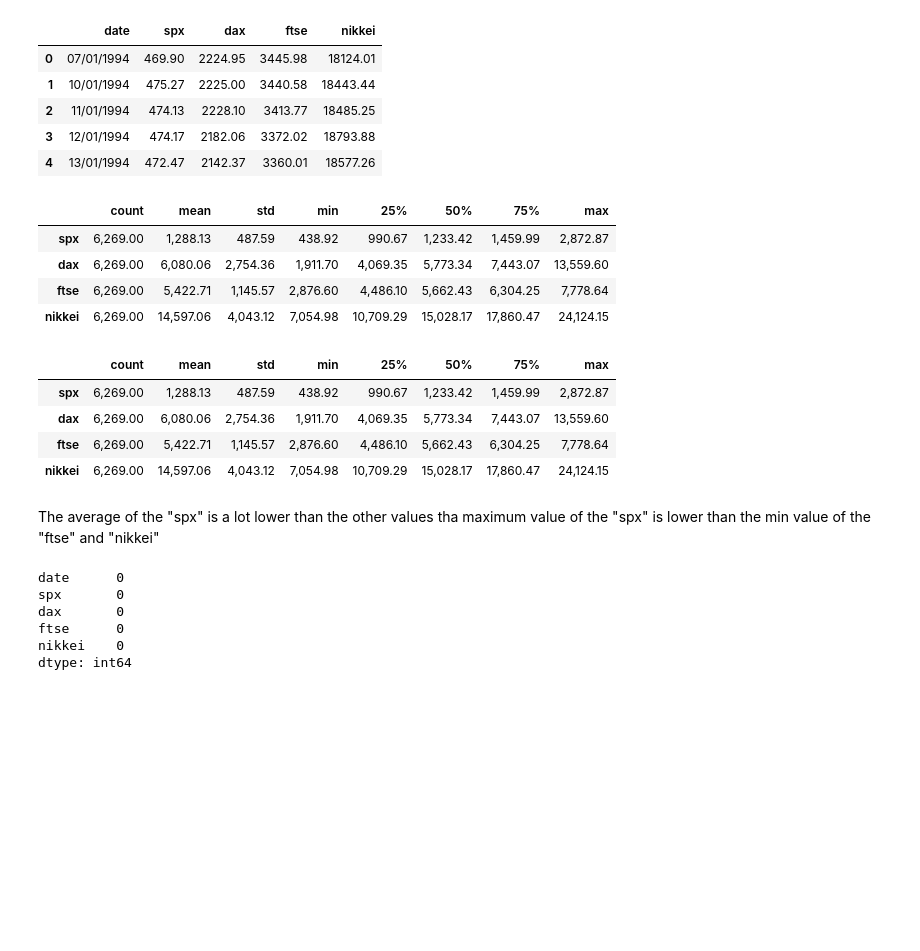
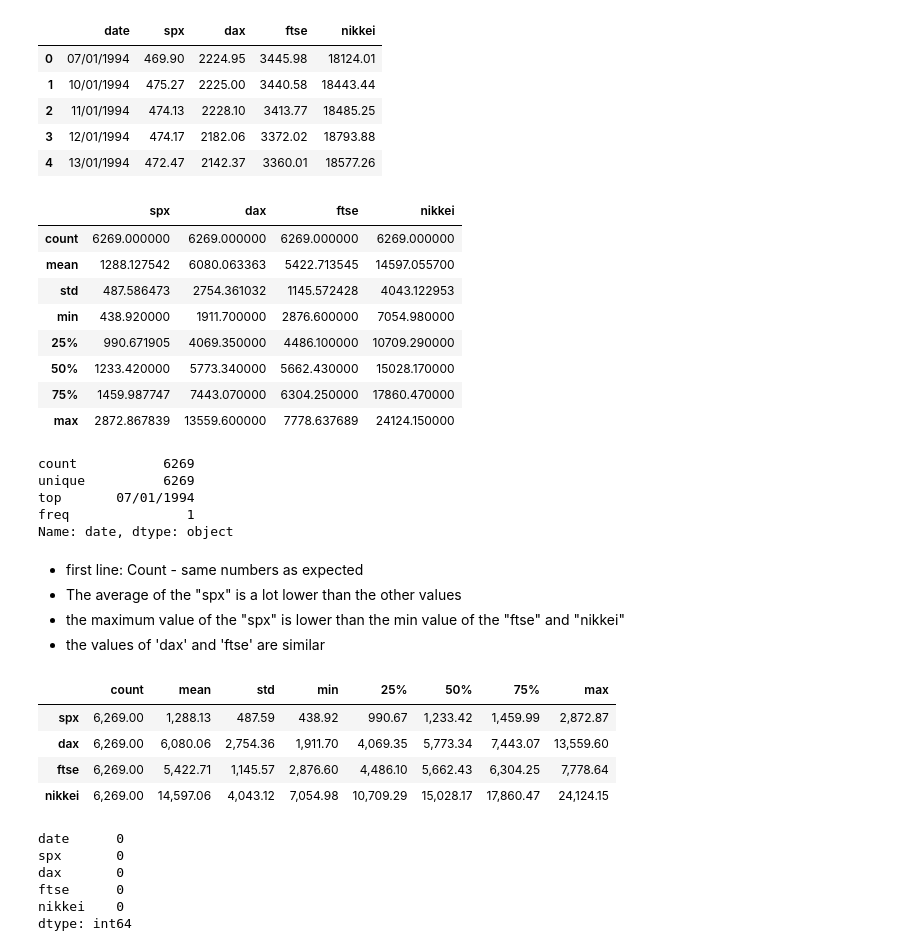
Before and after one commit to ThaliSug/studying, a Jupyter notebook: TimeSeries/TimeSeries - 01_Colecting_Cleaning_data.ipynb, the cells around one changed output. Cells and saved outputs as stored; diff of their text form; code cells hidden in the pictures; blank space fills up the shorter version.

```diff
--- a/TimeSeries/TimeSeries - 01_Colecting_Cleaning_data.ipynb
+++ b/TimeSeries/TimeSeries - 01_Colecting_Cleaning_data.ipynb
@@ -49,6 +59,7 @@ dataset [here](https://www.kaggle.com/datasets/regaipkurt/financial-markets/code
 # %%
-raw_csv_data = pd.read_csv('Index2018.csv')
-df_comp = raw_csv_data.copy()
+archive_path = 'Index2018.csv'
+raw_csv_data = pd.read_csv(archive_path)
+df_comp = raw_csv_data.copy() #we will use this
 # %% [markdown]
 ## Examing the Data
 # %%
@@ -61,14 +73,30 @@ df_comp.head()
 | 3 | 12/01/1994 | 474.17 | 2182.06 | 3372.02 | 18793.88 |
 | 4 | 13/01/1994 | 472.47 | 2142.37 | 3360.01 | 18577.26 |
 # %%
-df_comp.describe().T.style.format('{:,.2f}')\
-                                        .highlight_max(color='#05878a') \
-                                         .highlight_min(color='#d3b4ab')
+df_comp.describe()
+# date is not included because is not numeric
 # %% [output]
-|  | count | mean | std | min | 25% | 50% | 75% | max |
-| spx | 6,269.00 | 1,288.13 | 487.59 | 438.92 | 990.67 | 1,233.42 | 1,459.99 | 2,872.87 |
-| dax | 6,269.00 | 6,080.06 | 2,754.36 | 1,911.70 | 4,069.35 | 5,773.34 | 7,443.07 | 13,559.60 |
-| ftse | 6,269.00 | 5,422.71 | 1,145.57 | 2,876.60 | 4,486.10 | 5,662.43 | 6,304.25 | 7,778.64 |
-| nikkei | 6,269.00 | 14,597.06 | 4,043.12 | 7,054.98 | 10,709.29 | 15,028.17 | 17,860.47 | 24,124.15 |
+|  | spx | dax | ftse | nikkei |
+| count | 6269.000000 | 6269.000000 | 6269.000000 | 6269.000000 |
+| mean | 1288.127542 | 6080.063363 | 5422.713545 | 14597.055700 |
+| std | 487.586473 | 2754.361032 | 1145.572428 | 4043.122953 |
+| min | 438.920000 | 1911.700000 | 2876.600000 | 7054.980000 |
+| 25% | 990.671905 | 4069.350000 | 4486.100000 | 10709.290000 |
+| 50% | 1233.420000 | 5773.340000 | 5662.430000 | 15028.170000 |
+| 75% | 1459.987747 | 7443.070000 | 6304.250000 | 17860.470000 |
+| max | 2872.867839 | 13559.600000 | 7778.637689 | 24124.150000 |
+# %%
+df_comp.date.describe()
+# %% [output]
+count           6269
+unique          6269
+top       07/01/1994
+freq               1
+Name: date, dtype: object
+# %% [markdown]
+- first line: Count - same numbers as expected
+- The average of the "spx" is a lot lower than the other values
+- the maximum value of the "spx" is lower than the min value of the "ftse" and "nikkei"
+- the values of 'dax' and 'ftse' are similar
 # %%
 df_comp.describe().T.style.format('{:,.2f}')\
@@ -81,7 +107,4 @@ df_comp.describe().T.style.format('{:,.2f}')\
 | dax | 6,269.00 | 6,080.06 | 2,754.36 | 1,911.70 | 4,069.35 | 5,773.34 | 7,443.07 | 13,559.60 |
 | ftse | 6,269.00 | 5,422.71 | 1,145.57 | 2,876.60 | 4,486.10 | 5,662.43 | 6,304.25 | 7,778.64 |
 | nikkei | 6,269.00 | 14,597.06 | 4,043.12 | 7,054.98 | 10,709.29 | 15,028.17 | 17,860.47 | 24,124.15 |
-# %% [markdown]
-The average of the "spx" is a lot lower than the other values
-tha maximum value of the "spx" is lower than the min value of the "ftse" and "nikkei"
 # %%
```
Also changed, not shown: parts of 37 cells of this notebook.
